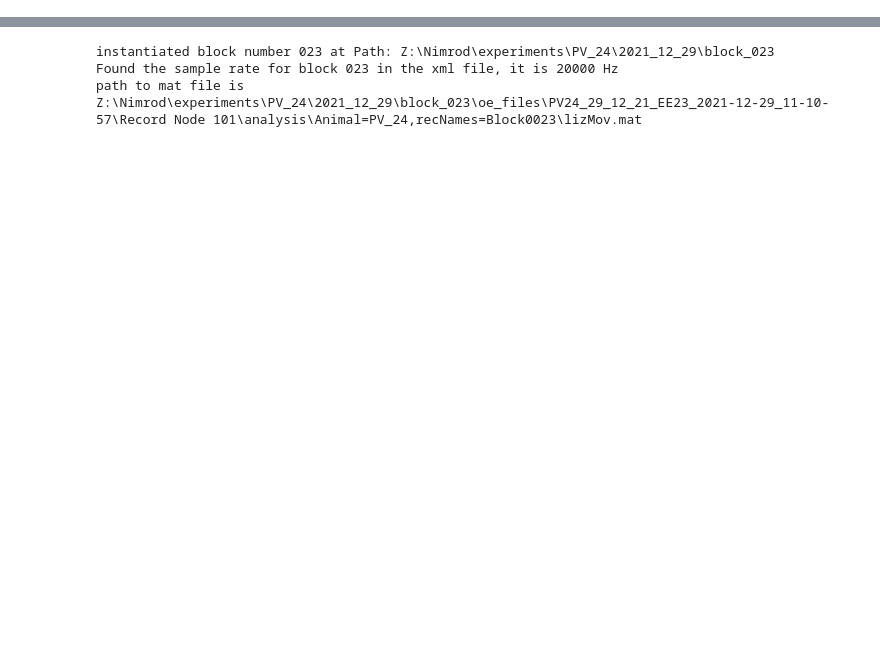
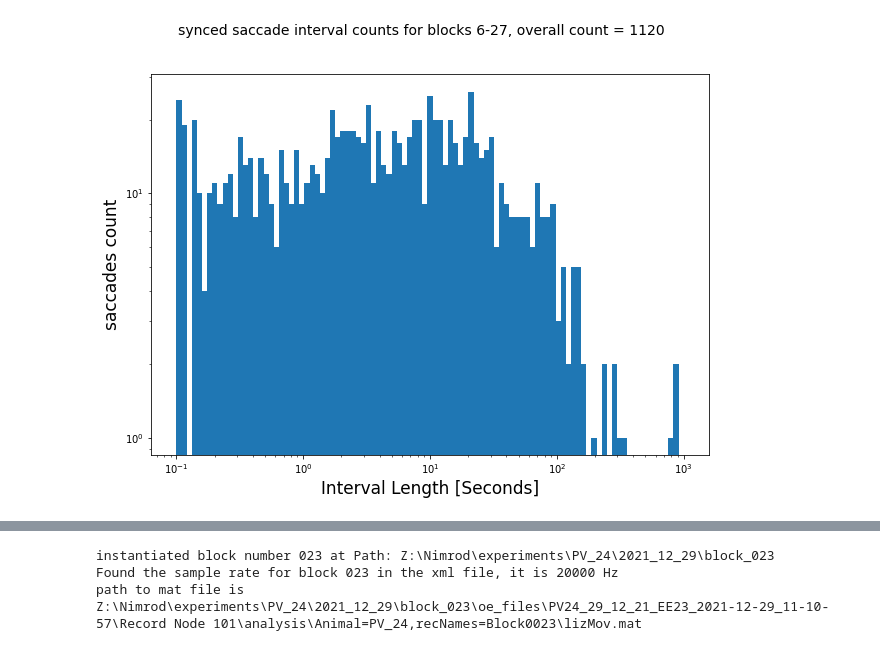
Before and after one commit to neural-electrophysiology-tool-team/Eye-Tracking-Tools, a Jupyter notebook: EyeMovementsVsEP.ipynb, the cells around one changed output, grey strips where cells are left out. Saved outputs shown, nothing was run; the diff lists cells and outputs as text; code cells hidden in the pictures; blank space fills up the shorter version.

Commit message:
EyeMovementsVsEP.ipynb expanded to produce more graphs

```diff
--- a/EyeMovementsVsEP.ipynb
+++ b/EyeMovementsVsEP.ipynb
@@ -221,0 +588,3 @@ print(analyzed_block_list)
+# %%
+# To get the saccade dict
+saccade_dict = multi_block_saccade_dict_creationV2(blocklist)
@@ -221,0 +615,20 @@ print(analyzed_block_list)
+# %%
+all_sync_dict = {}
+non_sync_dict = {}
+for k in saccade_dict.keys():
+    k_dict = saccade_dict[k]
+    sync_saccades, non_sync_saccades = sort_synced_saccades(k_dict)
+    all_sync_dict[k] = sync_saccades
+    non_sync_dict[k] = non_sync_saccades
+# %%
+def saccade_before_after(coords):
+    max_ind = np.argmax(coords)
+    min_ind = np.argmin(coords)
+    if max_ind < min_ind:
+        before = coords[max_ind]
+        after = coords[min_ind]
+    else:
+        before = coords[min_ind]
+        after = coords[max_ind]
+    delta = after-before
+    return before, after, delta
@@ -221,0 +680,3 @@ print(analyzed_block_list)
+# %%
+all_sync_dict = saccade_dict_enricher(all_sync_dict)
+non_sync_dict = saccade_dict_enricher(non_sync_dict)
@@ -221,0 +726,21 @@ print(analyzed_block_list)
+# %%
+# create a count graph of saccade intervals
+saccade_intervals = []
+for k in all_sync_dict.keys():
+    k_dict = all_sync_dict[k]['L'] # since i am only taking intervals from synced saccades the eye shouldn't matter
+    k_intervals = np.diff(k_dict['timestamps'][:]) / block.sample_rate
+    saccade_intervals.append(k_intervals)
+all_intervals = np.hstack(saccade_intervals)
+
+fig,ax = plt.subplots(figsize=(10,7))
+ax.hist(all_intervals,bins=np.geomspace(0.1,1000,100),log=True,rwidth=1)
+fig.suptitle(f'synced saccade interval counts for blocks 6-27, overall count = {len(all_intervals)}',fontsize=14)
+ax.set_xlabel('Interval Length [Seconds]')
+ax.set_xscale('log')
+ax.set_ylabel('saccades count')
+ax.xaxis.label.set_size(17)
+ax.yaxis.label.set_size(17)
+# save the figure
+#plt.savefig(fname=r'D:\MarkS3\Pictures\Graphs\synced_saccade_interval_counts_for_blocks_6_27.png')
+# %% [output]
+[figure, added]
```
Also changed, not shown: parts of 41 cells of this notebook, 1 other file.
